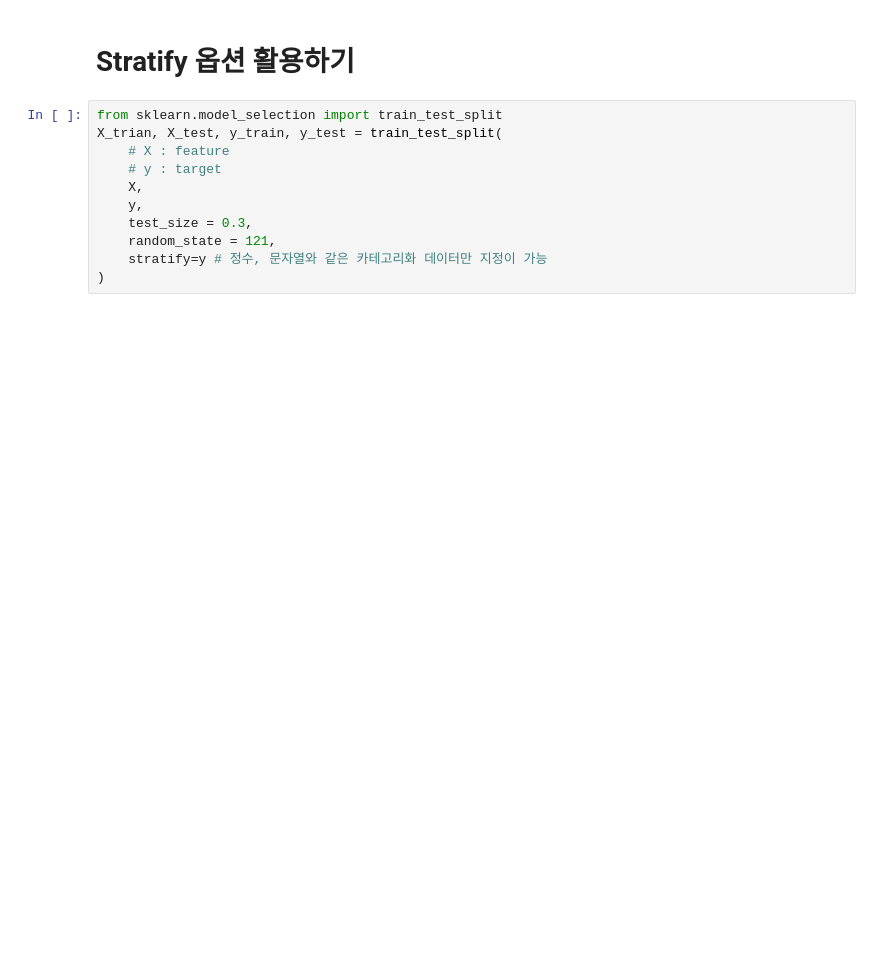
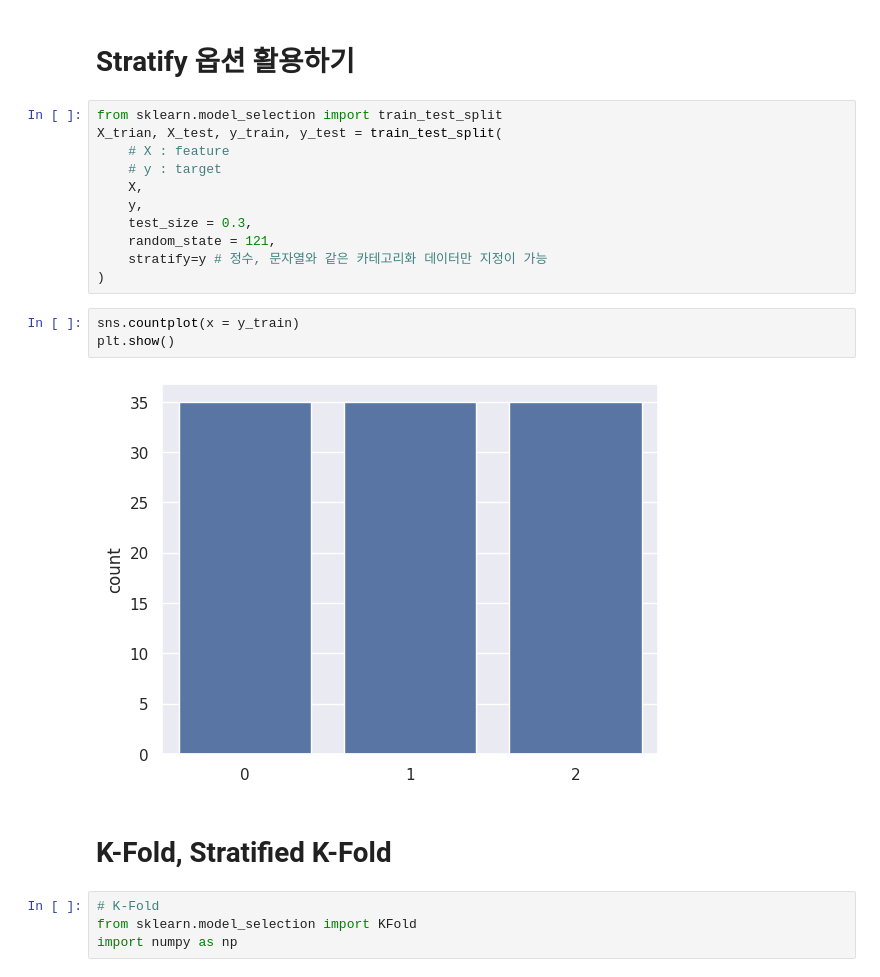
Before and after one commit to seonae0223/machine_learning, a Jupyter notebook: sklearn_01.ipynb, the cells around one changed output. Cells and saved outputs as stored; diff of their text form; blank space fills up the shorter version.

```diff
--- a/sklearn_01.ipynb
+++ b/sklearn_01.ipynb
@@ -94,3 +95,14 @@ X_trian, X_test, y_train, y_test = train_test_split(
     random_state = 121,
     stratify=y # 정수, 문자열와 같은 카테고리화 데이터만 지정이 가능
 )
+# %%
+sns.countplot(x = y_train)
+plt.show()
+# %% [output]
+[figure, added]
+# %% [markdown]
+# K-Fold, Stratified K-Fold
+# %%
+# K-Fold
+from sklearn.model_selection import KFold
+import numpy as np
```
Also changed, not shown: parts of 8 cells of this notebook.
